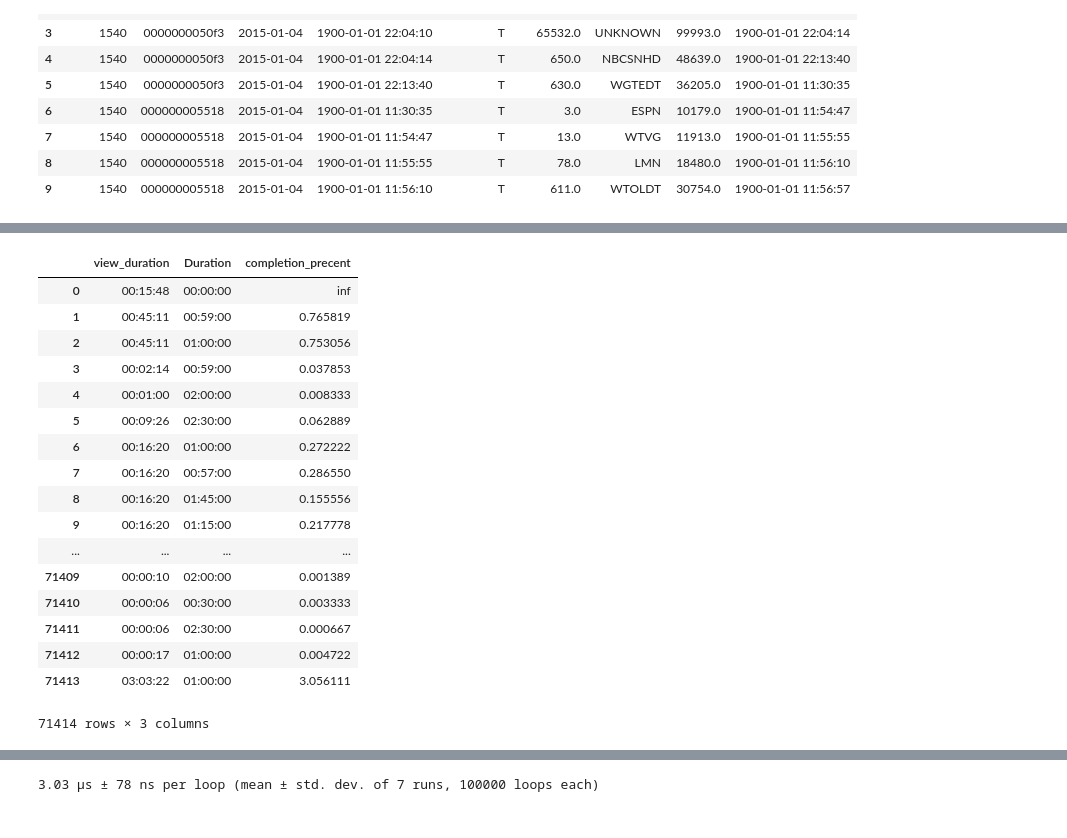
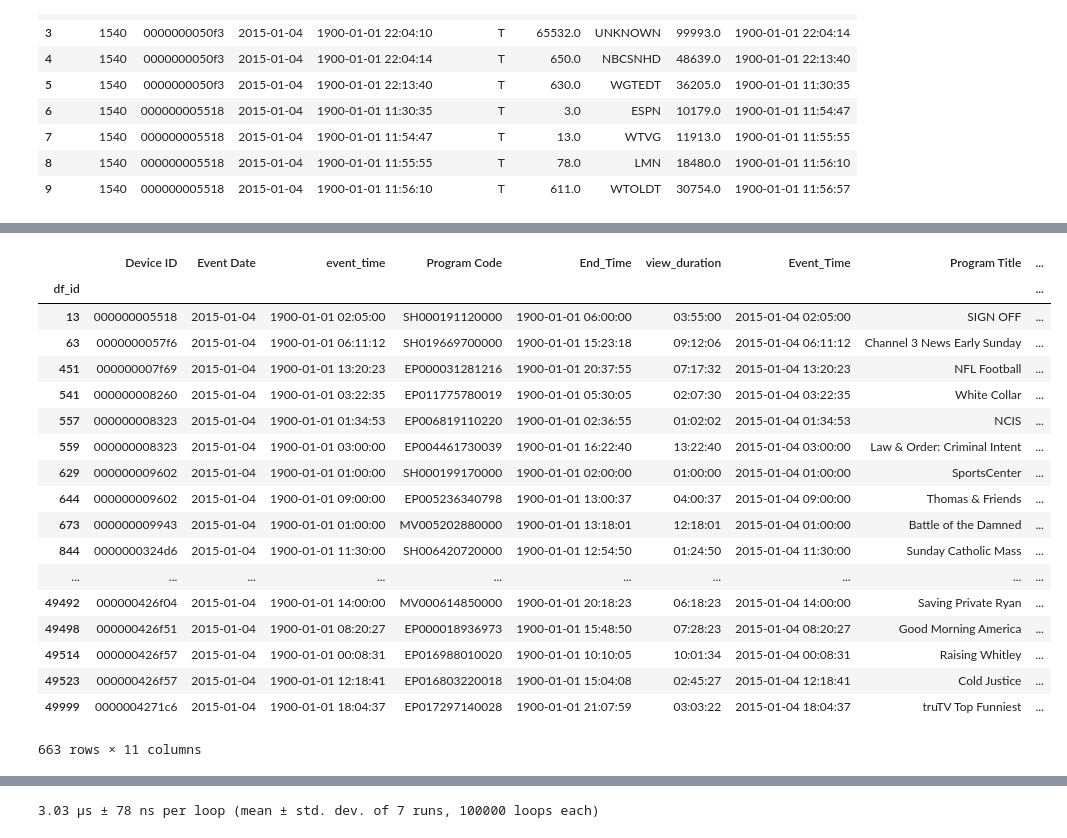
Before and after one commit to bareini/Genre-Prediction-with-Structured-Models, a Jupyter notebook: create_tuning.ipynb, the cells around one changed output, grey strips where cells are left out. Cells and saved outputs as stored; diff of their text form; code cells hidden in the pictures.

```diff
--- a/create_tuning.ipynb
+++ b/create_tuning.ipynb
@@ -158,6 +159,7 @@ idx_last_group = list(map(int, idx_last_group))
 # Delete the last (becouse we don't have end time)
 # df_program_viewing = df_program_viewing.dropna()
 
+df_program_viewing['df_id'] = df_program_viewing.index
 
 
 df_program_viewing.head(10)
@@ -283,3 +284,3 @@ df_program_viewing.loc[df_program_viewing['Device ID'] == device_id].drop_duplic
 # %%
-df_program_viewing = pd.merge(df_program_viewing,df_daily_program[['Program Code','Program Title', 'Duration']].drop_duplicates(),on='Program Code', how='left')
+# df_program_viewing = pd.merge(df_program_viewing,df_daily_program[['Program Code','Program Title', 'Duration']].drop_duplicates(),on='Program Code', how='left')
 # temp_series = df_program_viewing['Duration'].fillna(0).astype('int')
@@ -286,32 +327,54 @@ df_program_viewing = pd.merge(df_program_viewing,df_daily_program[['Program Code
+# %%
+def comb_daily(x):
+    return(pd.datetime.combine(x['Air Date'].date(), x['Air Time'].time()))
+
+def comb_prog(x):
+    return(pd.datetime.combine(x['Event Date'].date(), x['event_time'].time()))
+
+df_daily_program['Air Time'] = df_daily_program.apply(comb_daily,1)
+df_program_viewing['Event_Time'] = df_program_viewing.apply(comb_prog,1)
+# %%
+# for a,b in zip(df_daily_program['Air Time'].dt.time, (df_daily_program['Air Time'] + df_daily_program['Duration']).dt.time):
+#     print(a,b)
+
+temp_df = pd.merge_asof(df_program_viewing.sort_values('Event_Time'),df_daily_program.sort_values('Air Time'),
+            by='Program Code',
+            left_on='Event_Time', right_on='Air Time', direction='nearest')
+temp_df.drop(columns=['Air Date', 'Air Time', 'MSO_Code', 'Station Number'], inplace=True)
+temp_df['df_id'] = temp_df['df_id'].astype(int)
+temp_df.set_index(keys='df_id',inplace=True)
+df_program_viewing = temp_df.sort_index()
 # %%
 # et = df_program_viewing.loc[df_program_viewing.loc[df_program_viewing['Device ID'] == device_id].index[-1], 'End_Time']
 # df_program_viewing.loc[(df_program_viewing['Device ID'] == device_id) & (df_program_viewing['event_time'] > et)]
 
 # # pd.to_datetime(df_program_viewing['event_time'],format='%H:%M:%S')
 # df_program_viewing['program_name'] = df_daily_program.loc[["Program Code"]]
 
 # df_program_viewing = pd.merge(df_program_viewing,df_daily_program[['Program Code','Program Title', 'Duration']],on='Program Code', how='left')
-temp_series = df_program_viewing['Duration'].fillna(0).astype('int')
+# temp_series = df_program_viewing['Duration'].fillna(0).astype('int')
 
-df_program_viewing['Duration'] = pd.to_timedelta(temp_series, unit='m')
+# df_program_viewing['Duration'] = pd.to_timedelta(temp_series, unit='m')
 df_program_viewing['completion_precent'] = df_program_viewing['view_duration'] / df_program_viewing['Duration']
-df_program_viewing[['view_duration','Duration','completion_precent']]
+# df_program_viewing[['view_duration','Duration','completion_precent']].head(100)
+df_program_viewing.loc[df_program_viewing['completion_precent'] > 1]
 # %% [output]
-|  | view_duration | Duration | completion_precent |
-| 0 | 00:15:48 | 00:00:00 | inf |
-| 1 | 00:45:11 | 00:59:00 | 0.765819 |
-| 2 | 00:45:11 | 01:00:00 | 0.753056 |
-| 3 | 00:02:14 | 00:59:00 | 0.037853 |
-| 4 | 00:01:00 | 02:00:00 | 0.008333 |
-| 5 | 00:09:26 | 02:30:00 | 0.062889 |
-| 6 | 00:16:20 | 01:00:00 | 0.272222 |
-| 7 | 00:16:20 | 00:57:00 | 0.286550 |
-| 8 | 00:16:20 | 01:45:00 | 0.155556 |
-| 9 | 00:16:20 | 01:15:00 | 0.217778 |
-| ... | ... | ... | ... |
-| 71409 | 00:00:10 | 02:00:00 | 0.001389 |
-| 71410 | 00:00:06 | 00:30:00 | 0.003333 |
-| 71411 | 00:00:06 | 02:30:00 | 0.000667 |
-| 71412 | 00:00:17 | 01:00:00 | 0.004722 |
-| 71413 | 03:03:22 | 01:00:00 | 3.056111 |
+|  | Device ID | Event Date | event_time | Program Code | End_Time | view_duration | Event_Time | Program Title | ... |
+| df_id |  |  |  |  |  |  |  |  | ... |
+| 13 | 000000005518 | 2015-01-04 | 1900-01-01 02:05:00 | SH000191120000 | 1900-01-01 06:00:00 | 03:55:00 | 2015-01-04 02:05:00 | SIGN OFF | ... |
+| 63 | 0000000057f6 | 2015-01-04 | 1900-01-01 06:11:12 | SH019669700000 | 1900-01-01 15:23:18 | 09:12:06 | 2015-01-04 06:11:12 | Channel 3 News Early Sunday | ... |
+| 451 | 000000007f69 | 2015-01-04 | 1900-01-01 13:20:23 | EP000031281216 | 1900-01-01 20:37:55 | 07:17:32 | 2015-01-04 13:20:23 | NFL Football | ... |
+| 541 | 000000008260 | 2015-01-04 | 1900-01-01 03:22:35 | EP011775780019 | 1900-01-01 05:30:05 | 02:07:30 | 2015-01-04 03:22:35 | White Collar | ... |
+| 557 | 000000008323 | 2015-01-04 | 1900-01-01 01:34:53 | EP006819110220 | 1900-01-01 02:36:55 | 01:02:02 | 2015-01-04 01:34:53 | NCIS | ... |
+| 559 | 000000008323 | 2015-01-04 | 1900-01-01 03:00:00 | EP004461730039 | 1900-01-01 16:22:40 | 13:22:40 | 2015-01-04 03:00:00 | Law & Order: Criminal Intent | ... |
+| 629 | 000000009602 | 2015-01-04 | 1900-01-01 01:00:00 | SH000199170000 | 1900-01-01 02:00:00 | 01:00:00 | 2015-01-04 01:00:00 | SportsCenter | ... |
+| 644 | 000000009602 | 2015-01-04 | 1900-01-01 09:00:00 | EP005236340798 | 1900-01-01 13:00:37 | 04:00:37 | 2015-01-04 09:00:00 | Thomas & Friends | ... |
+| 673 | 000000009943 | 2015-01-04 | 1900-01-01 01:00:00 | MV005202880000 | 1900-01-01 13:18:01 | 12:18:01 | 2015-01-04 01:00:00 | Battle of the Damned | ... |
+| 844 | 0000000324d6 | 2015-01-04 | 1900-01-01 11:30:00 | SH006420720000 | 1900-01-01 12:54:50 | 01:24:50 | 2015-01-04 11:30:00 | Sunday Catholic Mass | ... |
+| ... | ... | ... | ... | ... | ... | ... | ... | ... | ... |
+| 49492 | 000000426f04 | 2015-01-04 | 1900-01-01 14:00:00 | MV000614850000 | 1900-01-01 20:18:23 | 06:18:23 | 2015-01-04 14:00:00 | Saving Private Ryan | ... |
+| 49498 | 000000426f51 | 2015-01-04 | 1900-01-01 08:20:27 | EP000018936973 | 1900-01-01 15:48:50 | 07:28:23 | 2015-01-04 08:20:27 | Good Morning America | ... |
+| 49514 | 000000426f57 | 2015-01-04 | 1900-01-01 00:08:31 | EP016988010020 | 1900-01-01 10:10:05 | 10:01:34 | 2015-01-04 00:08:31 | Raising Whitley | ... |
+| 49523 | 000000426f57 | 2015-01-04 | 1900-01-01 12:18:41 | EP016803220018 | 1900-01-01 15:04:08 | 02:45:27 | 2015-01-04 12:18:41 | Cold Justice | ... |
+| 49999 | 0000004271c6 | 2015-01-04 | 1900-01-01 18:04:37 | EP017297140028 | 1900-01-01 21:07:59 | 03:03:22 | 2015-01-04 18:04:37 | truTV Top Funniest | ... |
-71414 rows × 3 columns
+663 rows × 11 columns
```
Also changed, not shown: parts of 19 cells of this notebook, 2 other files.
